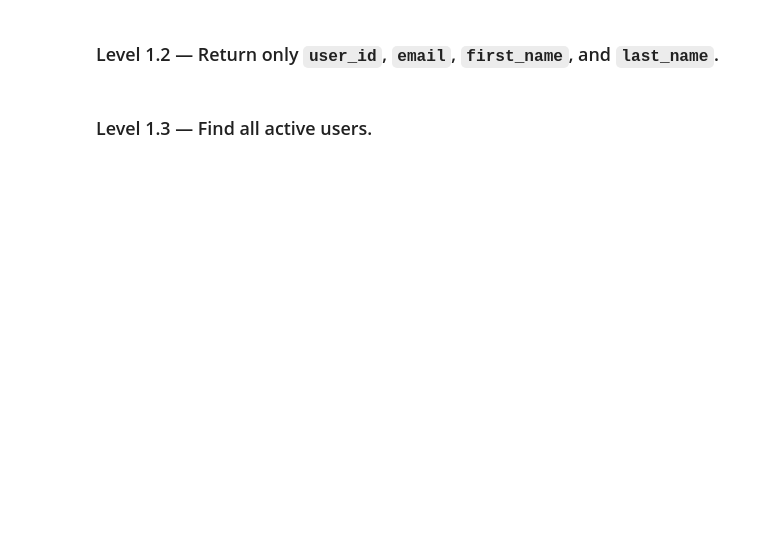
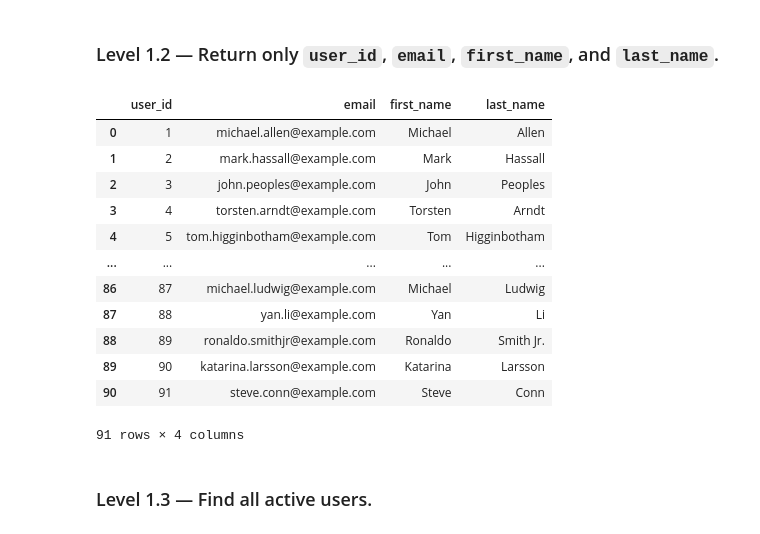
Before and after one commit to Thomasayanfeoluwa/E-Commerce-Analytics-Engineering-System, a Jupyter notebook: notebooks/01_sql_practice.ipynb, the cells around one changed output. Cells and saved outputs as stored; diff of their text form; code cells hidden in the pictures; blank space fills up the shorter version.

```diff
--- a/notebooks/01_sql_practice.ipynb
+++ b/notebooks/01_sql_practice.ipynb
@@ -87,6 +99,24 @@ Complete every question yourself. Put SQL in the cell directly below each questi
 ### Level 1.2 — Return only `user_id`, `email`, `first_name`, and `last_name`.
 # %%
 # Write your SQL here
+run_sql("""
+    SELECT user_id, email, first_name, last_name
+    FROM users;
+""")
+# %% [output]
+|  | user_id | email | first_name | last_name |
+| 0 | 1 | michael.allen@example.com | Michael | Allen |
+| 1 | 2 | mark.hassall@example.com | Mark | Hassall |
+| 2 | 3 | john.peoples@example.com | John | Peoples |
+| 3 | 4 | torsten.arndt@example.com | Torsten | Arndt |
+| 4 | 5 | tom.higginbotham@example.com | Tom | Higginbotham |
+| ... | ... | ... | ... | ... |
+| 86 | 87 | michael.ludwig@example.com | Michael | Ludwig |
+| 87 | 88 | yan.li@example.com | Yan | Li |
+| 88 | 89 | ronaldo.smithjr@example.com | Ronaldo | Smith Jr. |
+| 89 | 90 | katarina.larsson@example.com | Katarina | Larsson |
+| 90 | 91 | steve.conn@example.com | Steve | Conn |
+91 rows × 4 columns
 # %% [markdown]
 ### Level 1.3 — Find all active users.
 # %%
```
Also changed, not shown: parts of 4 cells of this notebook, 2 other files.
